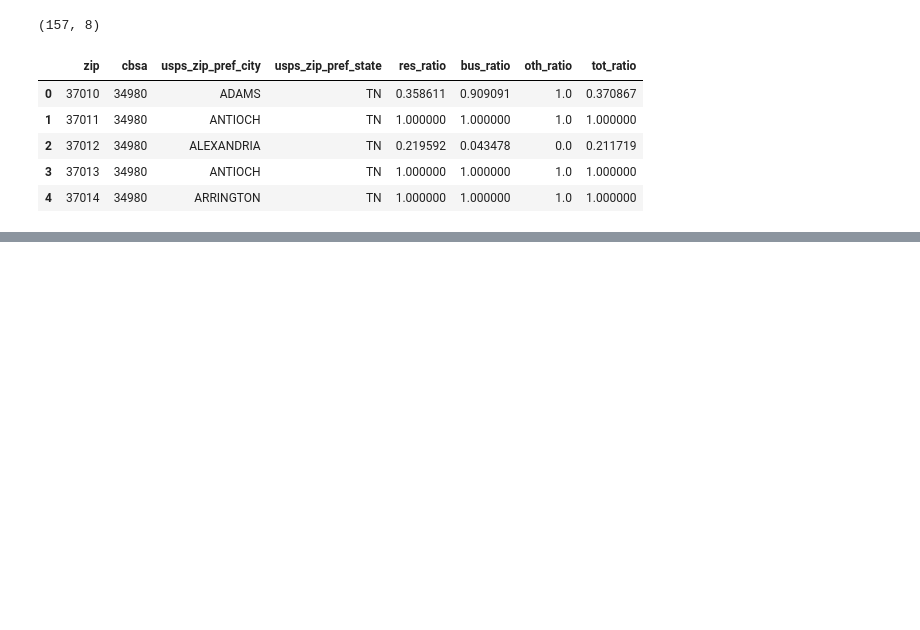
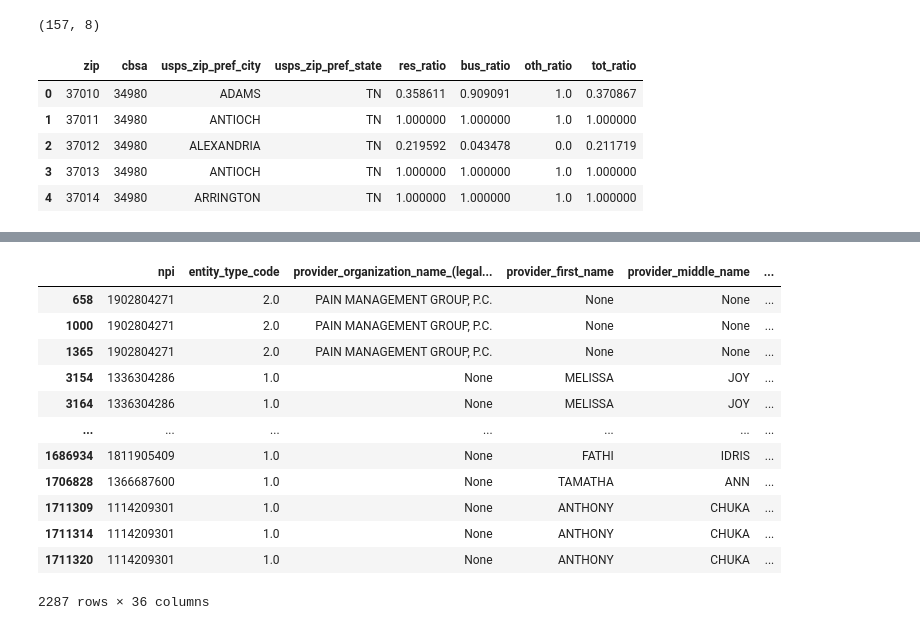
Before and after one commit to ballir27/hop-team-healthcare-providers, a Jupyter notebook: AB-Nash_Providers.ipynb, the cells around one changed output, grey strips where cells are left out. Saved outputs shown, nothing was run; the diff lists cells and outputs as text; code cells hidden in the pictures; blank space fills up the shorter version.

```diff
--- a/AB-Nash_Providers.ipynb
+++ b/AB-Nash_Providers.ipynb
@@ -152,0 +186,2 @@ from_npi_nash_sqlite.head()
+# %%
+nash_hospitals = to_npi_nash_sqlite[to_npi_nash_sqlite['grouping'] == 'Hospital Units']
@@ -152,0 +230,3 @@ from_npi_nash_sqlite.head()
+# %%
+nash_hospitals_npi_list = nash_hospitals['npi'].unique().tolist()
+nash_hospitals_npi_list
@@ -152,0 +254,17 @@ from_npi_nash_sqlite.head()
+# %%
+nash_hospital_referrals = from_npi_nash_sqlite[from_npi_nash_sqlite['to_npi'].isin(nash_hospitals_npi_list)].copy()
+nash_hospital_referrals
+# %% [output]
+|  | npi | entity_type_code | provider_organization_name_(legal... | provider_first_name | provider_middle_name | ... |
+| 658 | 1902804271 | 2.0 | PAIN MANAGEMENT GROUP, P.C. | None | None | ... |
+| 1000 | 1902804271 | 2.0 | PAIN MANAGEMENT GROUP, P.C. | None | None | ... |
+| 1365 | 1902804271 | 2.0 | PAIN MANAGEMENT GROUP, P.C. | None | None | ... |
+| 3154 | 1336304286 | 1.0 | None | MELISSA | JOY | ... |
+| 3164 | 1336304286 | 1.0 | None | MELISSA | JOY | ... |
+| ... | ... | ... | ... | ... | ... | ... |
+| 1686934 | 1811905409 | 1.0 | None | FATHI | IDRIS | ... |
+| 1706828 | 1366687600 | 1.0 | None | TAMATHA | ANN | ... |
+| 1711309 | 1114209301 | 1.0 | None | ANTHONY | CHUKA | ... |
+| 1711314 | 1114209301 | 1.0 | None | ANTHONY | CHUKA | ... |
+| 1711320 | 1114209301 | 1.0 | None | ANTHONY | CHUKA | ... |
+2287 rows × 36 columns
```
Also changed, not shown: parts of 23 cells of this notebook.
